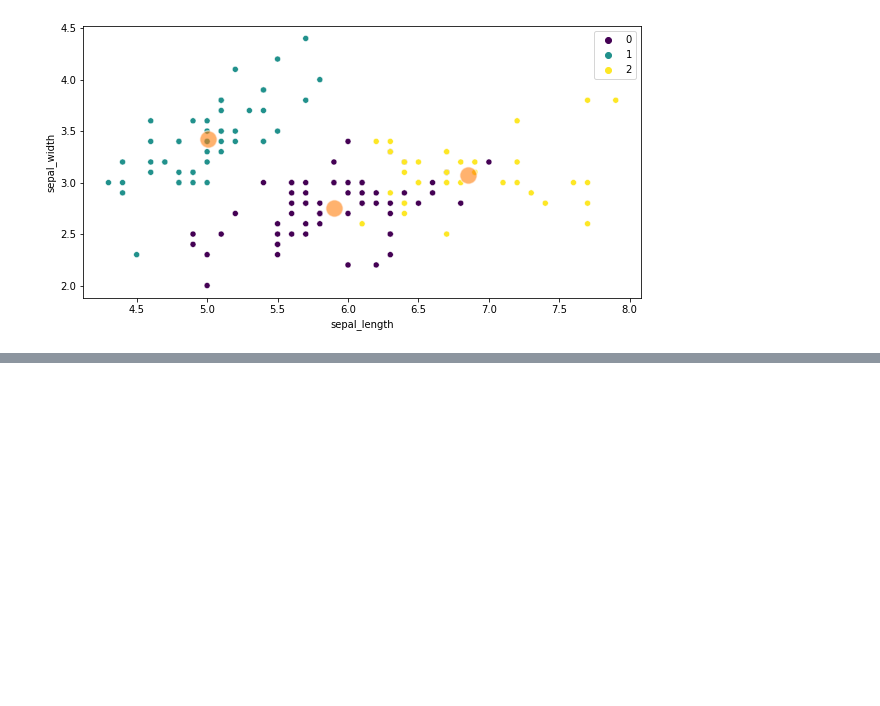
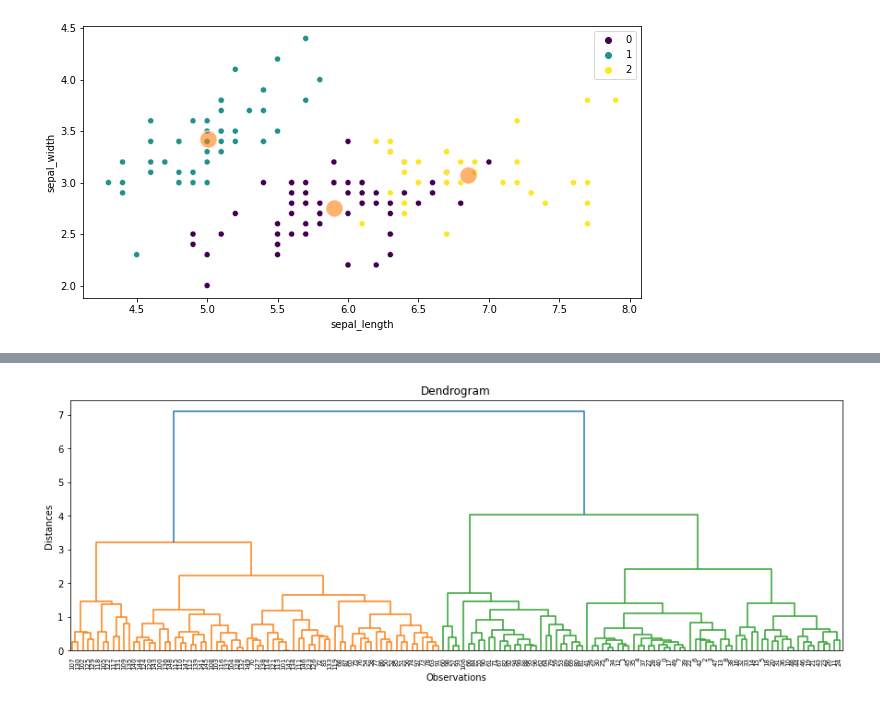
Before and after one commit to ahmet-caliskan/unsupervised-learning, a Jupyter notebook: clustering_iris.ipynb, the cells around one changed output, grey strips where cells are left out. Saved outputs shown, nothing was run; the diff lists cells and outputs as text; code cells hidden in the pictures; blank space fills up the shorter version.

```diff
--- a/kmeans_iris.ipynb
+++ b/clustering_iris.ipynb
@@ -196,0 +211,9 @@ sns.scatterplot(x=centers[:, 0], y=centers[:, 1], s=300, alpha=0.6)
+# %%
+plt.figure(figsize=(15,5))
+plt.title("Dendrogram")
+plt.xlabel("Observations")
+plt.ylabel("Distances")
+dendrogram(hc_complete, leaf_font_size=7)
+plt.show()
+# %% [output]
+[figure, added]
```
Also changed, not shown: parts of 17 cells of this notebook, 4 other files.
